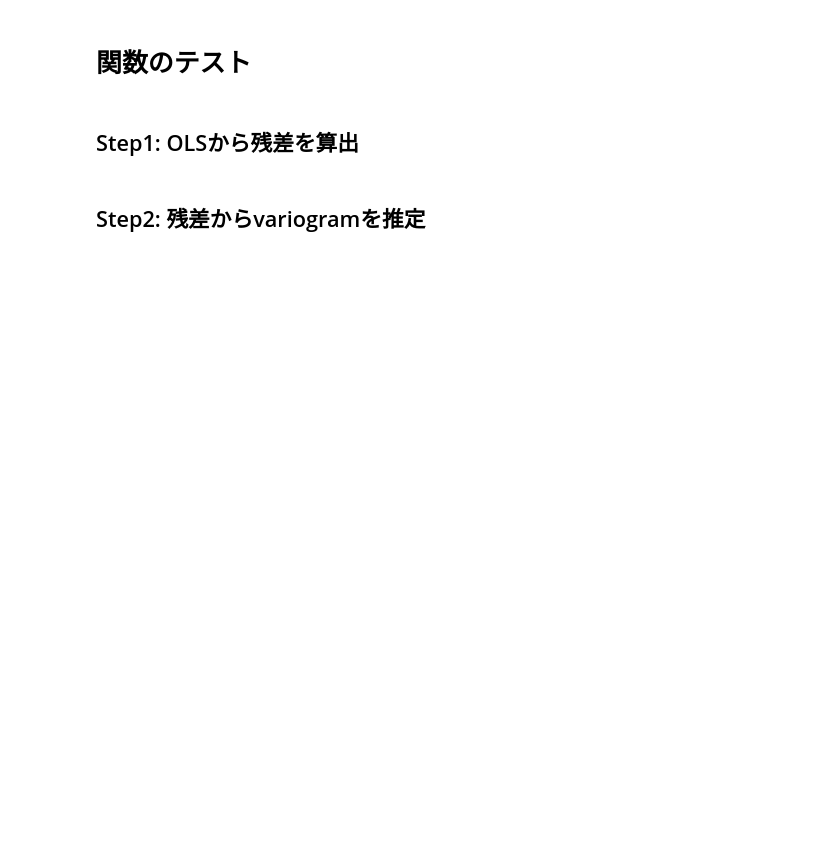
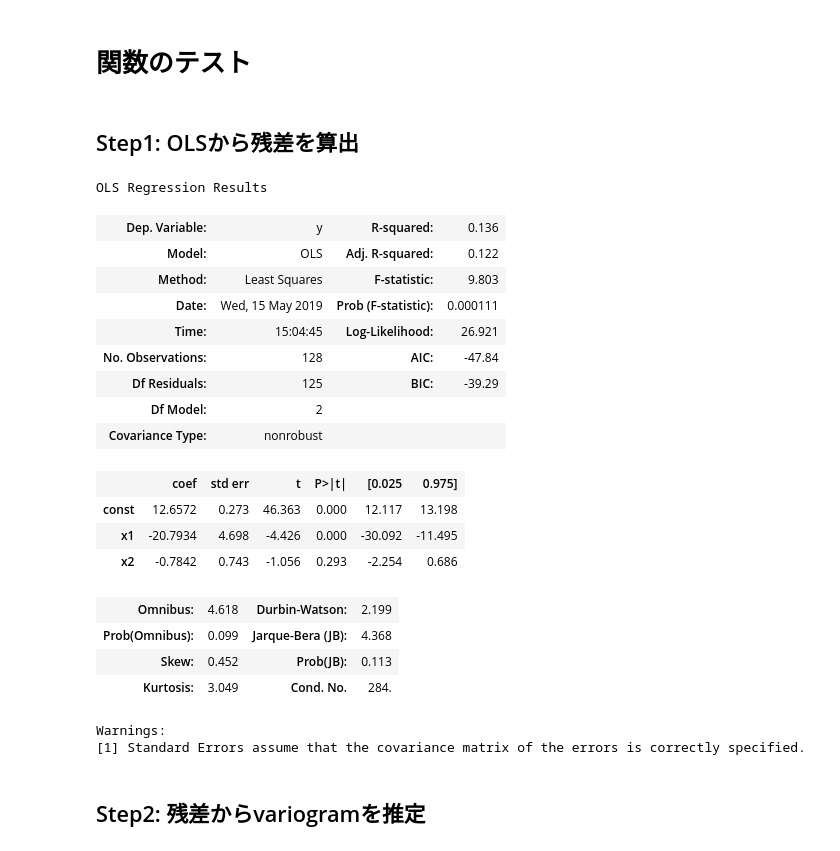
Before and after one commit to ryuya-ko/LDAT_LS_2019, a Jupyter notebook: code/python/test_kriging_est.ipynb, the cells around one changed output. Drawn from its saved outputs; the diff is of its cells as text; code cells hidden in the pictures; blank space fills up the shorter version.

```diff
--- a/code/python/test_kriging_est.ipynb
+++ b/code/python/test_kriging_est.ipynb
@@ -26,6 +27,29 @@ y = data['price']
 step1 = sm.OLS(y, x)
 step1_res = step1.fit()
 resid = step1_res.resid
+# %%
+step1_res.summary()
+# %% [output]
+OLS Regression Results
+| Dep. Variable: | y | R-squared: | 0.136 |
+| Model: | OLS | Adj. R-squared: | 0.122 |
+| Method: | Least Squares | F-statistic: | 9.803 |
+| Date: | Wed, 15 May 2019 | Prob (F-statistic): | 0.000111 |
+| Time: | 15:04:45 | Log-Likelihood: | 26.921 |
+| No. Observations: | 128 | AIC: | -47.84 |
+| Df Residuals: | 125 | BIC: | -39.29 |
+| Df Model: | 2 |  |  |
+| Covariance Type: | nonrobust |  |  |
+|  | coef | std err | t | P>|t| | [0.025 | 0.975] |
+| const | 12.6572 | 0.273 | 46.363 | 0.000 | 12.117 | 13.198 |
+| x1 | -20.7934 | 4.698 | -4.426 | 0.000 | -30.092 | -11.495 |
+| x2 | -0.7842 | 0.743 | -1.056 | 0.293 | -2.254 | 0.686 |
+| Omnibus: | 4.618 | Durbin-Watson: | 2.199 |
+| Prob(Omnibus): | 0.099 | Jarque-Bera (JB): | 4.368 |
+| Skew: | 0.452 | Prob(JB): | 0.113 |
+| Kurtosis: | 3.049 | Cond. No. | 284. |
+Warnings:
+[1] Standard Errors assume that the covariance matrix of the errors is correctly specified.
 # %% [markdown]
 ## Step2: 残差からvariogramを推定
 # %%
```
Also changed, not shown: parts of 16 cells of this notebook, 1 other file.
